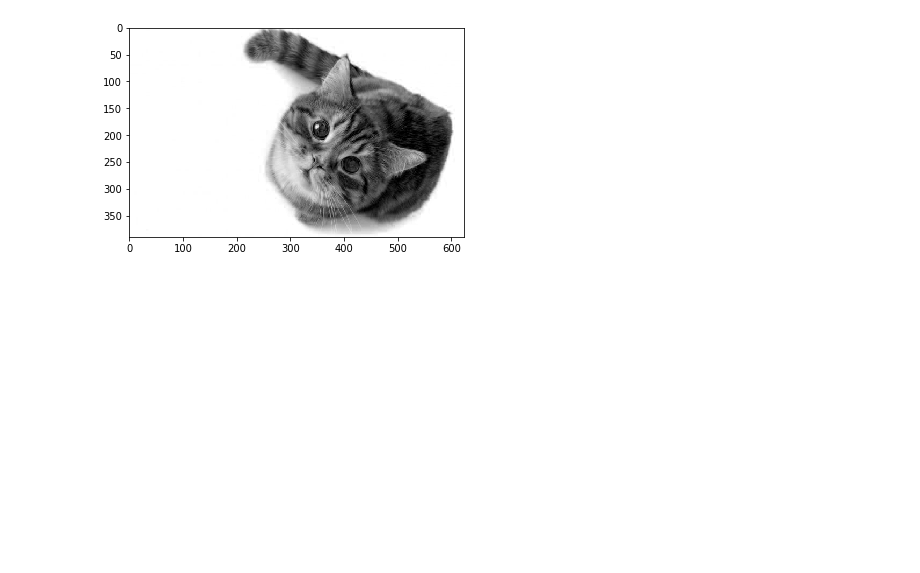
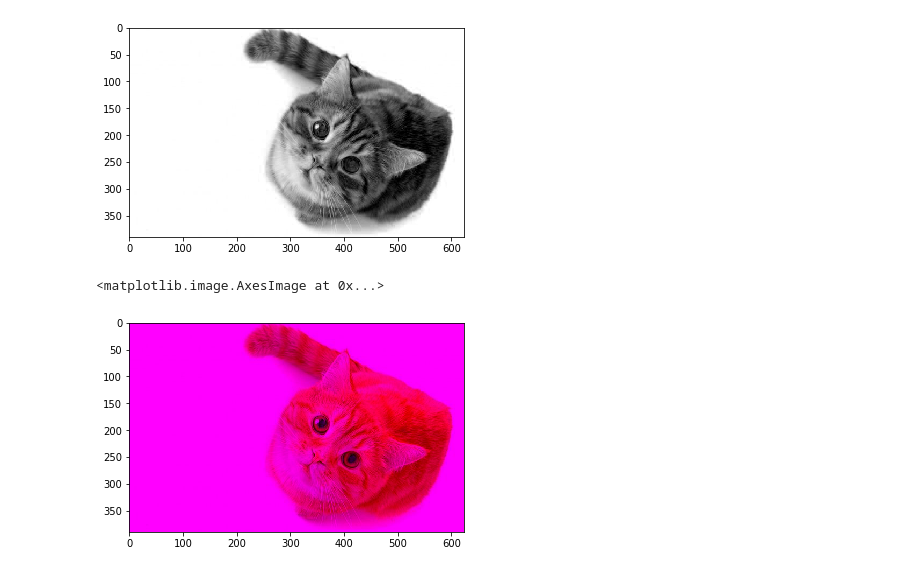
Before and after one commit to JeffLabonte/Computer_Vision_Course_Example, a Jupyter notebook: numpy_examples/image_processing.ipynb, the cells around one changed output. Saved outputs shown, nothing was run; the diff lists cells and outputs as text; code cells hidden in the pictures; blank space fills up the shorter version.

Commit message:
Remove green from an image

```diff
--- a/numpy_examples/image_processing.ipynb
+++ b/numpy_examples/image_processing.ipynb
@@ -59,3 +59,10 @@ plt.imshow(pic_blue, cmap="gray") # cmap === color mapping
 # %% [output]
 <matplotlib.image.AxesImage at 0x...>
 [figure]
+# %%
+pic_rm_green = pic_arr.copy()
+pic_rm_green[:, :, 1] = 0
+plt.imshow(pic_rm_green)
+# %% [output]
+<matplotlib.image.AxesImage at 0x...>
+[figure, added]
```
